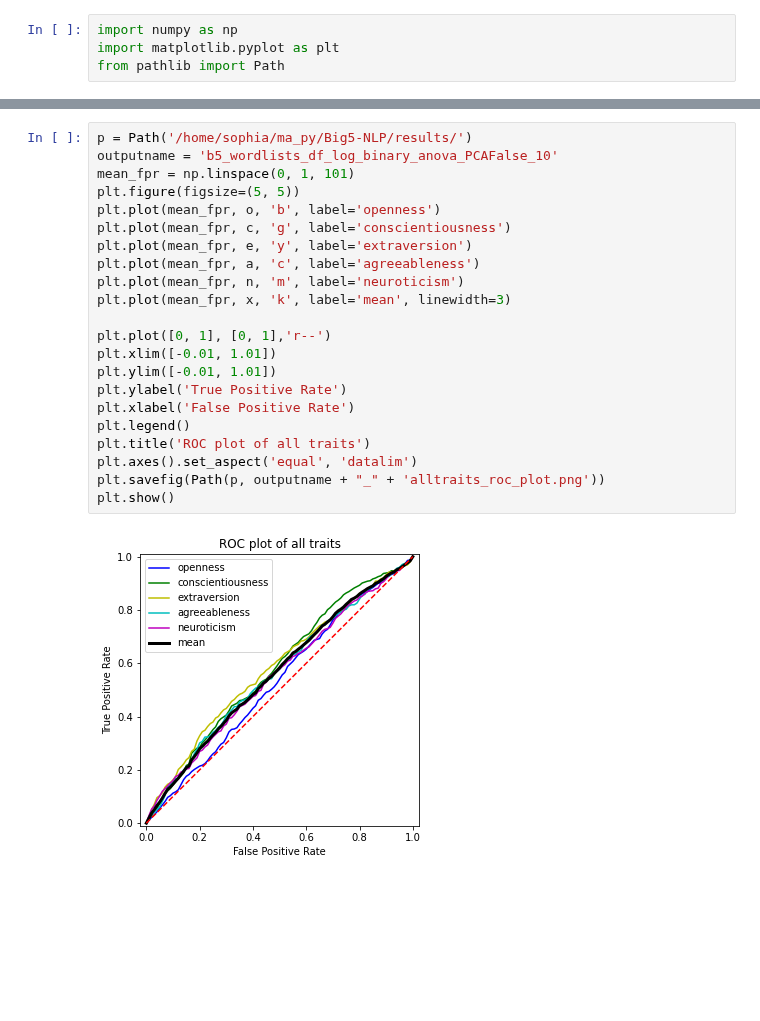
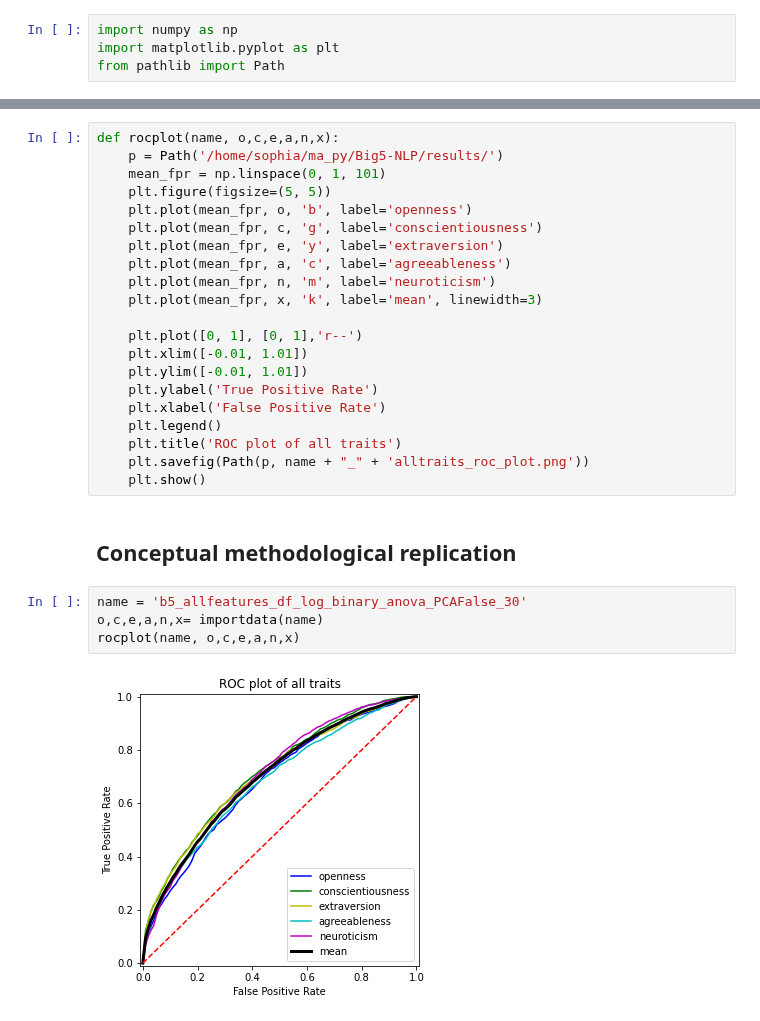
Before and after one commit to sophiasylvester/Big5-NLP, a Jupyter notebook: clf_plots.ipynb, the cells around one changed output, grey strips where cells are left out. Cells and saved outputs as stored; diff of their text form; blank space fills up the shorter version.

Commit message:
create functions to semi-automate import and plotting

```diff
--- a/clf_plots.ipynb
+++ b/clf_plots.ipynb
@@ -36,24 +27,29 @@ x = np.mean(ocean, axis=0)
 # %%
-p = Path('/home/sophia/ma_py/Big5-NLP/results/')
-outputname = 'b5_wordlists_df_log_binary_anova_PCAFalse_10'
-mean_fpr = np.linspace(0, 1, 101)
-plt.figure(figsize=(5, 5))
-plt.plot(mean_fpr, o, 'b', label='openness')
-plt.plot(mean_fpr, c, 'g', label='conscientiousness')
-plt.plot(mean_fpr, e, 'y', label='extraversion')
-plt.plot(mean_fpr, a, 'c', label='agreeableness')
-plt.plot(mean_fpr, n, 'm', label='neuroticism')
-plt.plot(mean_fpr, x, 'k', label='mean', linewidth=3)
+def rocplot(name, o,c,e,a,n,x):
+    p = Path('/home/sophia/ma_py/Big5-NLP/results/')
+    mean_fpr = np.linspace(0, 1, 101)
+    plt.figure(figsize=(5, 5))
+    plt.plot(mean_fpr, o, 'b', label='openness')
+    plt.plot(mean_fpr, c, 'g', label='conscientiousness')
+    plt.plot(mean_fpr, e, 'y', label='extraversion')
+    plt.plot(mean_fpr, a, 'c', label='agreeableness')
+    plt.plot(mean_fpr, n, 'm', label='neuroticism')
+    plt.plot(mean_fpr, x, 'k', label='mean', linewidth=3)
 
-plt.plot([0, 1], [0, 1],'r--')
-plt.xlim([-0.01, 1.01])
-plt.ylim([-0.01, 1.01])
-plt.ylabel('True Positive Rate')
-plt.xlabel('False Positive Rate')
-plt.legend()
-plt.title('ROC plot of all traits')
-plt.axes().set_aspect('equal', 'datalim')
-plt.savefig(Path(p, outputname + "_" + 'alltraits_roc_plot.png'))
-plt.show()
+    plt.plot([0, 1], [0, 1],'r--')
+    plt.xlim([-0.01, 1.01])
+    plt.ylim([-0.01, 1.01])
+    plt.ylabel('True Positive Rate')
+    plt.xlabel('False Positive Rate')
+    plt.legend()
+    plt.title('ROC plot of all traits')
+    plt.savefig(Path(p, name + "_" + 'alltraits_roc_plot.png'))
+    plt.show()
-# %% [output]
-[figure, removed]
+# %% [markdown]
+## Conceptual methodological replication
+# %%
+name = 'b5_allfeatures_df_log_binary_anova_PCAFalse_30'
+o,c,e,a,n,x= importdata(name)
+rocplot(name, o,c,e,a,n,x)
+# %% [output]
+[figure, added]
```
Also changed, not shown: parts of 33 cells of this notebook.
